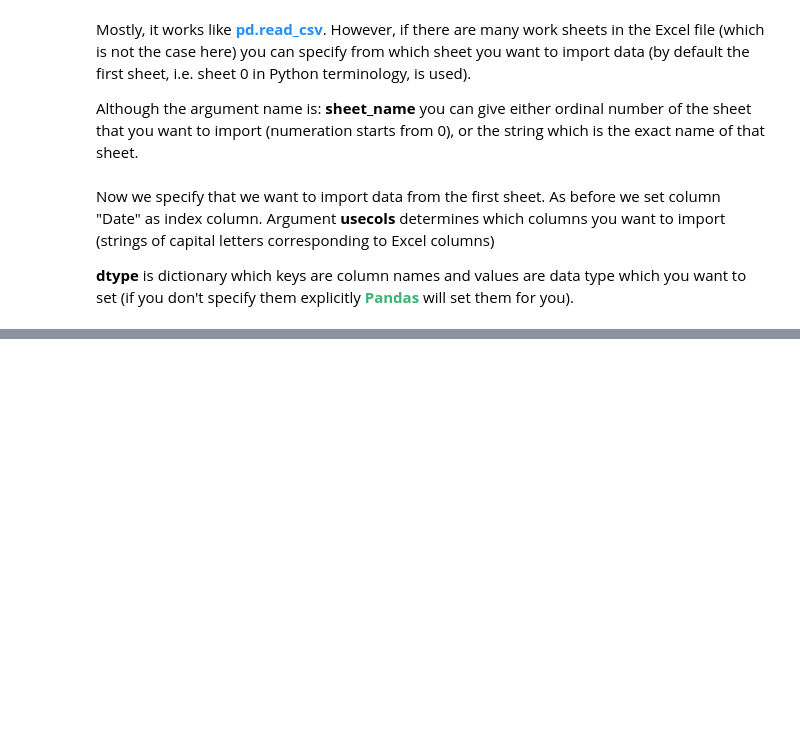
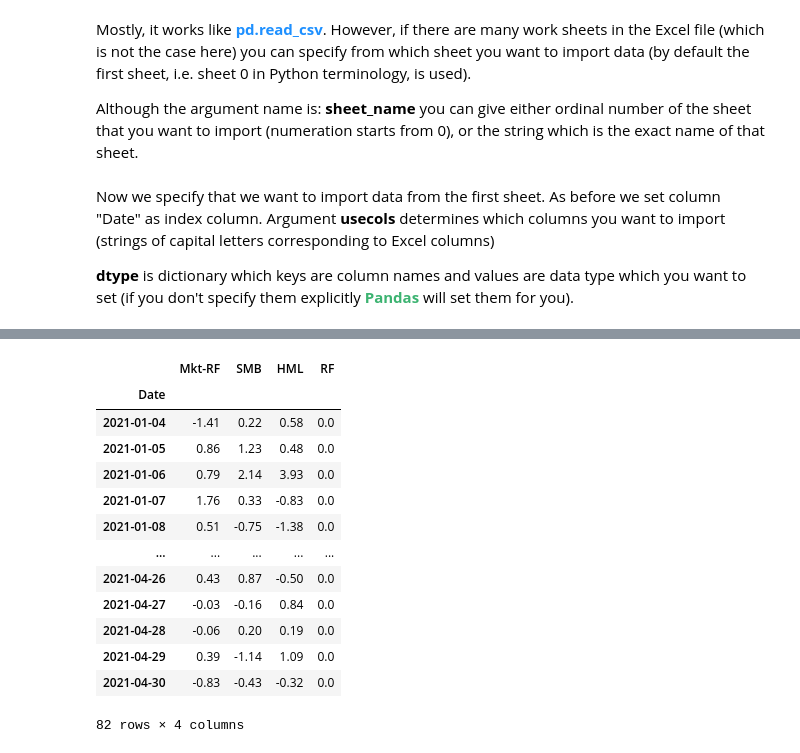
Before and after one commit to raketic-ognjen/Bootcamp_Lesson_8_Introduction-to-Pandas, a Jupyter notebook: bootcamp-lesson-8-introduction-to-pandas.ipynb, the cells around one changed output, grey strips where cells are left out. Saved outputs shown, nothing was run; the diff lists cells and outputs as text; code cells hidden in the pictures; blank space fills up the shorter version.

```diff
--- a/bootcamp-lesson-8-introduction-to-pandas.ipynb
+++ b/bootcamp-lesson-8-introduction-to-pandas.ipynb
@@ -207,0 +458,18 @@ Now we specify that we want to import data from the first sheet. As before we se
+# %%
+ff=dr.get_data_famafrench('F-F_Research_data_Factors_daily',start='2021-01-01',end='2021-05-01')[0]
+ff
+# %% [output]
+|  | Mkt-RF | SMB | HML | RF |
+| Date |  |  |  |  |
+| 2021-01-04 | -1.41 | 0.22 | 0.58 | 0.0 |
+| 2021-01-05 | 0.86 | 1.23 | 0.48 | 0.0 |
+| 2021-01-06 | 0.79 | 2.14 | 3.93 | 0.0 |
+| 2021-01-07 | 1.76 | 0.33 | -0.83 | 0.0 |
+| 2021-01-08 | 0.51 | -0.75 | -1.38 | 0.0 |
+| ... | ... | ... | ... | ... |
+| 2021-04-26 | 0.43 | 0.87 | -0.50 | 0.0 |
+| 2021-04-27 | -0.03 | -0.16 | 0.84 | 0.0 |
+| 2021-04-28 | -0.06 | 0.20 | 0.19 | 0.0 |
+| 2021-04-29 | 0.39 | -1.14 | 1.09 | 0.0 |
+| 2021-04-30 | -0.83 | -0.43 | -0.32 | 0.0 |
+82 rows × 4 columns
```
Also changed, not shown: parts of 54 cells of this notebook.
